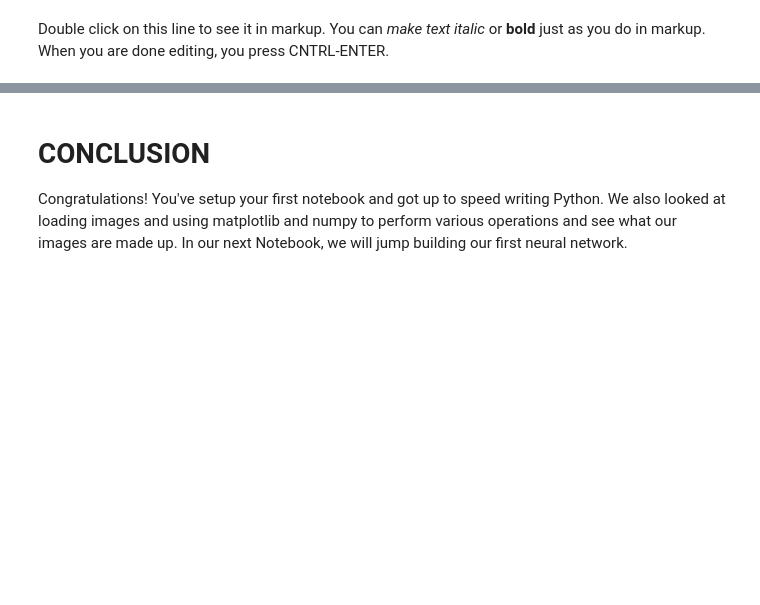
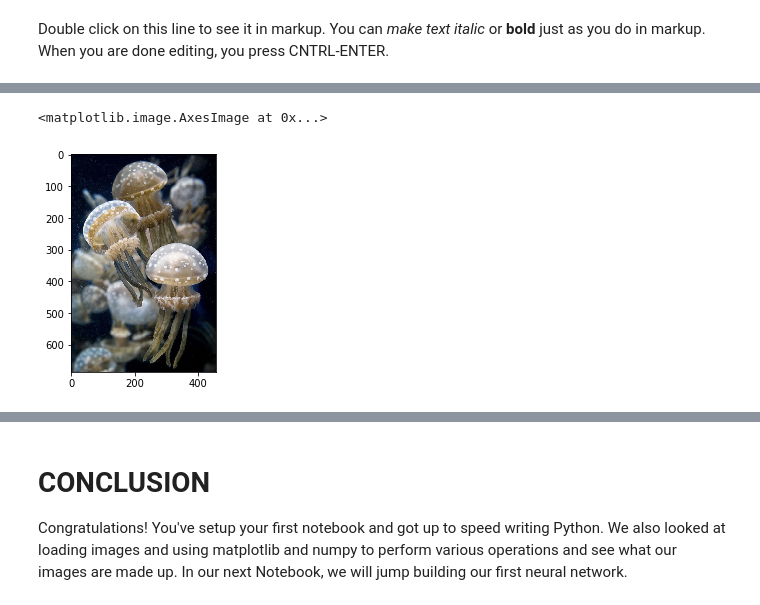
Before and after one commit to dumbledad/DLFD, a Jupyter notebook: 01 An Introduction to Jupyter Notebooks.ipynb, the cells around one changed output, grey strips where cells are left out. Cells and saved outputs as stored; diff of their text form; code cells hidden in the pictures; blank space fills up the shorter version.

```diff
--- a/01 An Introduction to Jupyter Notebooks.ipynb
+++ b/01 An Introduction to Jupyter Notebooks.ipynb
@@ -10,0 +92,7 @@ Double click on this line to see it in markup. You can *make text italic* or **b
+# %%
+im = plt.imread('images/jellyfish.png')
+# %%
+plt.imshow(im)
+# %% [output]
+<matplotlib.image.AxesImage at 0x...>
+[figure, added]
```
Also changed, not shown: parts of 40 cells of this notebook, 6 other files.
